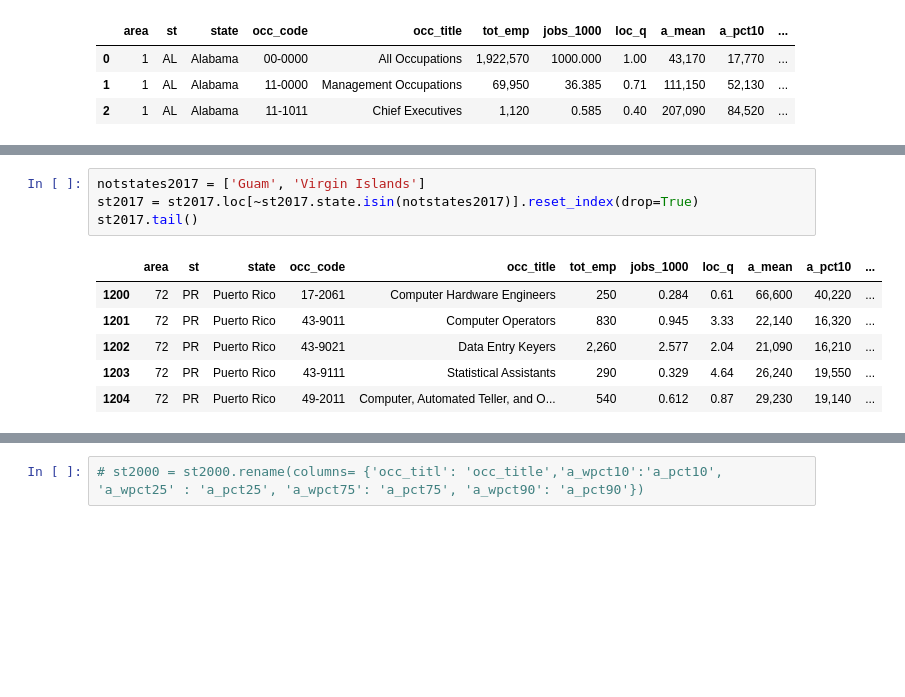
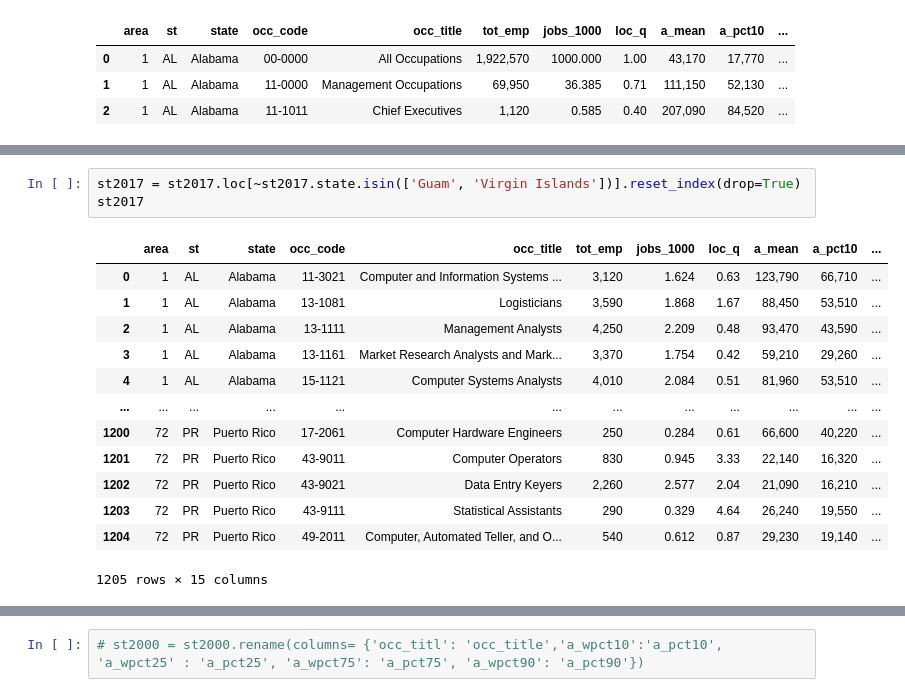
Before and after one commit to mkblake/tech-hubs-brain-drain, a Jupyter notebook: notebooks/cleaning_STATE_OEWS.ipynb, the cells around one changed output, grey strips where cells are left out. Saved outputs shown, nothing was run; the diff lists cells and outputs as text; blank space fills up the shorter version.

```diff
--- a/notebooks/cleaning_STATE_OEWS.ipynb
+++ b/notebooks/cleaning_STATE_OEWS.ipynb
@@ -57,13 +57,19 @@ st2017.tail()
 | 1222 | 78 | VI | Virgin Islands | 15-1152 | Computer Network Support Specialists | 50 | 1.203 | 0.92 | 43,070 | 20,690 | ... |
 | 1223 | 78 | VI | Virgin Islands | 43-9021 | Data Entry Keyers | 100 | 2.793 | 2.21 | 31,760 | 19,730 | ... |
 # %%
-notstates2017 = ['Guam', 'Virgin Islands']
-st2017 = st2017.loc[~st2017.state.isin(notstates2017)].reset_index(drop=True)
-st2017.tail()
+st2017 = st2017.loc[~st2017.state.isin(['Guam', 'Virgin Islands'])].reset_index(drop=True)
+st2017
 # %% [output]
 |  | area | st | state | occ_code | occ_title | tot_emp | jobs_1000 | loc_q | a_mean | a_pct10 | ... |
+| 0 | 1 | AL | Alabama | 11-3021 | Computer and Information Systems ... | 3,120 | 1.624 | 0.63 | 123,790 | 66,710 | ... |
+| 1 | 1 | AL | Alabama | 13-1081 | Logisticians | 3,590 | 1.868 | 1.67 | 88,450 | 53,510 | ... |
+| 2 | 1 | AL | Alabama | 13-1111 | Management Analysts | 4,250 | 2.209 | 0.48 | 93,470 | 43,590 | ... |
+| 3 | 1 | AL | Alabama | 13-1161 | Market Research Analysts and Mark... | 3,370 | 1.754 | 0.42 | 59,210 | 29,260 | ... |
+| 4 | 1 | AL | Alabama | 15-1121 | Computer Systems Analysts | 4,010 | 2.084 | 0.51 | 81,960 | 53,510 | ... |
+| ... | ... | ... | ... | ... | ... | ... | ... | ... | ... | ... | ... |
 | 1200 | 72 | PR | Puerto Rico | 17-2061 | Computer Hardware Engineers | 250 | 0.284 | 0.61 | 66,600 | 40,220 | ... |
 | 1201 | 72 | PR | Puerto Rico | 43-9011 | Computer Operators | 830 | 0.945 | 3.33 | 22,140 | 16,320 | ... |
 | 1202 | 72 | PR | Puerto Rico | 43-9021 | Data Entry Keyers | 2,260 | 2.577 | 2.04 | 21,090 | 16,210 | ... |
 | 1203 | 72 | PR | Puerto Rico | 43-9111 | Statistical Assistants | 290 | 0.329 | 4.64 | 26,240 | 19,550 | ... |
 | 1204 | 72 | PR | Puerto Rico | 49-2011 | Computer, Automated Teller, and O... | 540 | 0.612 | 0.87 | 29,230 | 19,140 | ... |
+1205 rows × 15 columns
```
Also changed, not shown: parts of 10 cells of this notebook.
